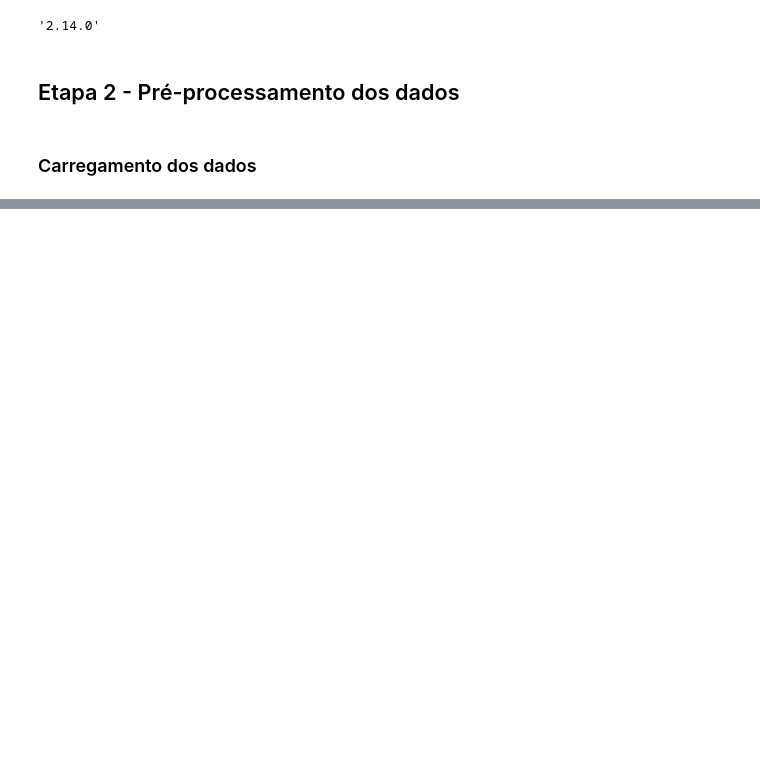
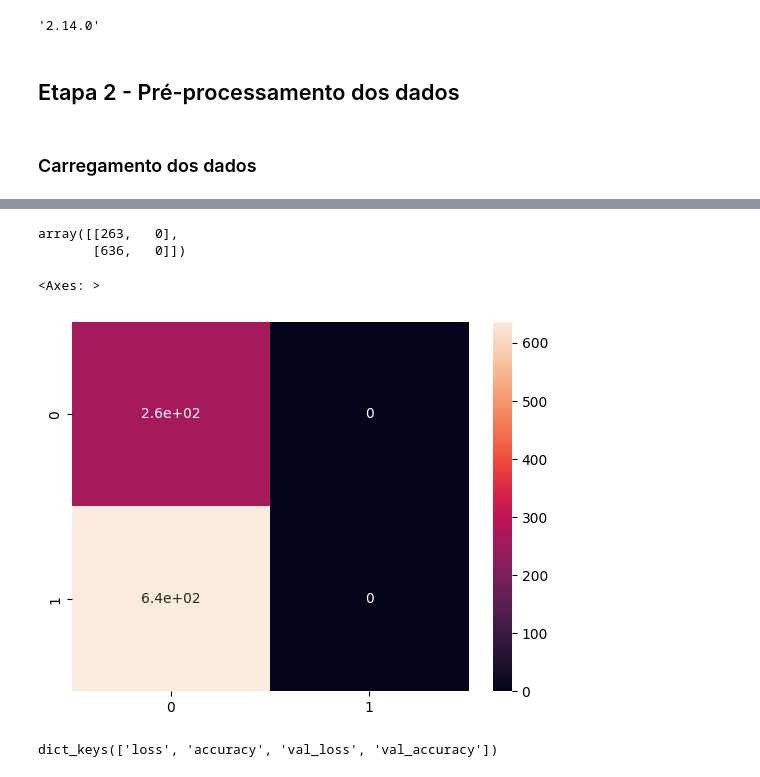
Before and after one commit to sapon-tcc/sanpon-machine-learn-data-analysis, a Jupyter notebook: main.ipynb, the cells around one changed output, grey strips where cells are left out. Drawn from its saved outputs; the diff is of its cells as text; code cells hidden in the pictures; blank space fills up the shorter version.

```diff
--- a/main.ipynb
+++ b/main.ipynb
@@ -65,0 +394,11 @@ print(df.head())
+# %%
+history = Dcnn.fit(
+    train_inputs,
+    trains_labels,
+    batch_size=batch_size,
+    epochs=nb_epochs,
+    verbose=1,
+    validation_split=0.10
+)
+
+ckpt_manager.save()
@@ -65,0 +413,2 @@ print(df.head())
+# %%
+y_pred_test = Dcnn.predict(test_inputs)
@@ -65,0 +437,2 @@ print(df.head())
+# %%
+y_pred_test = (y_pred_test > 0.5)
@@ -65,0 +479,16 @@ print(df.head())
+# %%
+from sklearn.metrics import confusion_matrix
+cm = confusion_matrix(test_labels, y_pred_test)
+cm
+# %% [output]
+array([[263,   0],
+       [636,   0]])
+# %%
+sns.heatmap(cm, annot=True)
+# %% [output]
+<Axes: >
+[figure, added]
+# %%
+history.history.keys()
+# %% [output]
+dict_keys(['loss', 'accuracy', 'val_loss', 'val_accuracy'])
```
Also changed, not shown: parts of 67 cells of this notebook, 2 other files.
